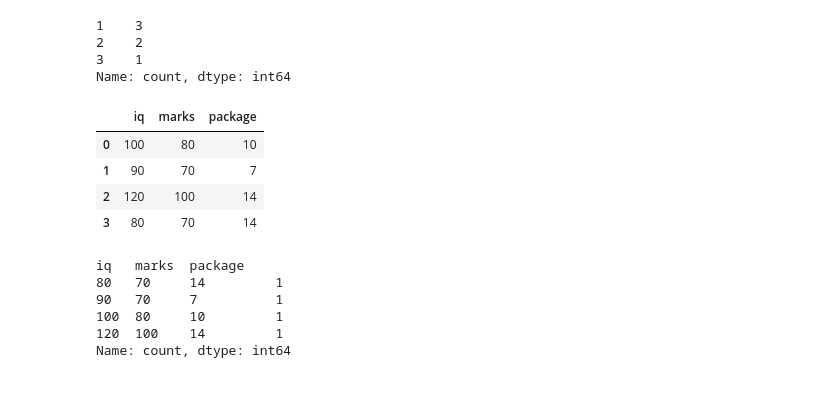
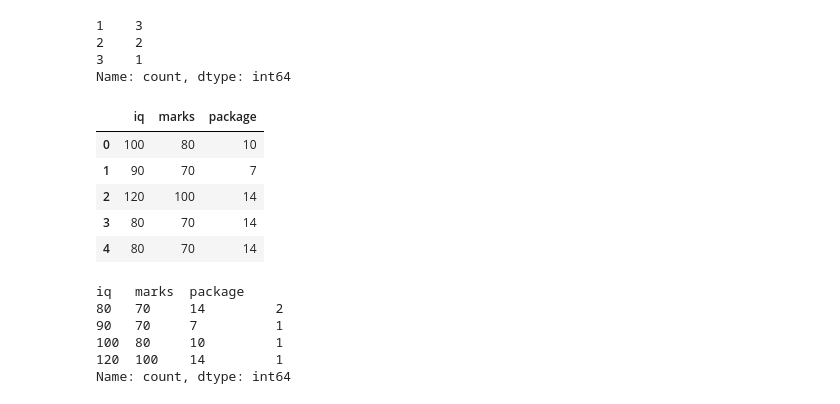
Before and after one commit to danishansari-dev/Python-for-ML, a Jupyter notebook: DSMP_2/Pandas/session-18-dataframe-methods.ipynb, the cells around one changed output. Cells and saved outputs as stored; diff of their text form; code cells hidden in the pictures.

```diff
--- a/DSMP_2/Pandas/session-18-dataframe-methods.ipynb
+++ b/DSMP_2/Pandas/session-18-dataframe-methods.ipynb
@@ -34,23 +34,25 @@ Name: count, dtype: int64
 # %%
 # value_counts(series and dataframe)
 marks = pd.DataFrame([
     [100,80,10],
     [90,70,7],
     [120,100,14],
+    [80,70,14],
     [80,70,14]
     ], columns=['iq', 'marks', 'package'])
 marks
 # %% [output]
 |  | iq | marks | package |
 | 0 | 100 | 80 | 10 |
 | 1 | 90 | 70 | 7 |
 | 2 | 120 | 100 | 14 |
 | 3 | 80 | 70 | 14 |
+| 4 | 80 | 70 | 14 |
 # %%
 marks.value_counts()
 # %% [output]
 iq   marks  package
-80   70     14         1
+80   70     14         2
 90   70     7          1
 100  80     10         1
 120  100    14         1
```
Also changed, not shown: parts of 62 cells of this notebook.
